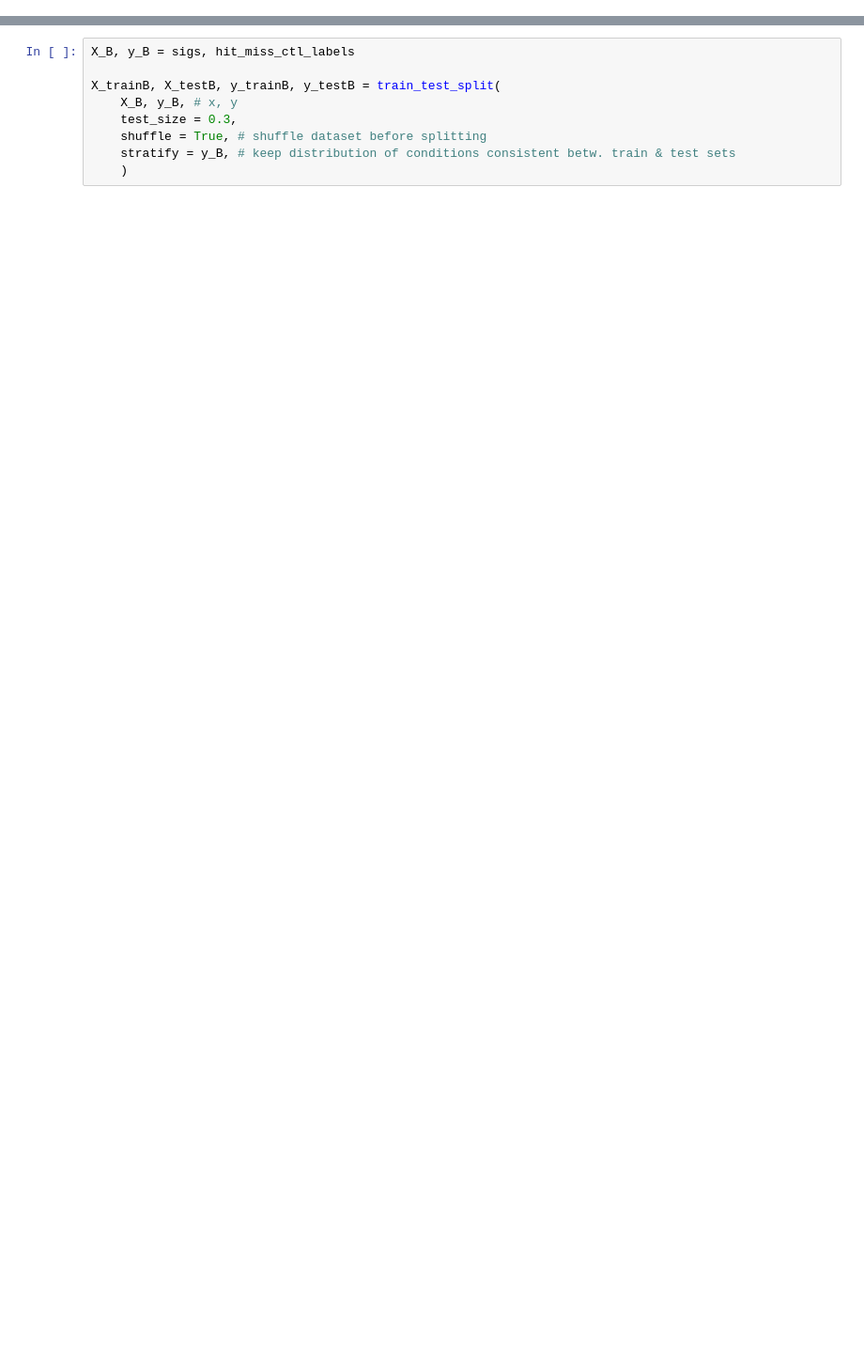
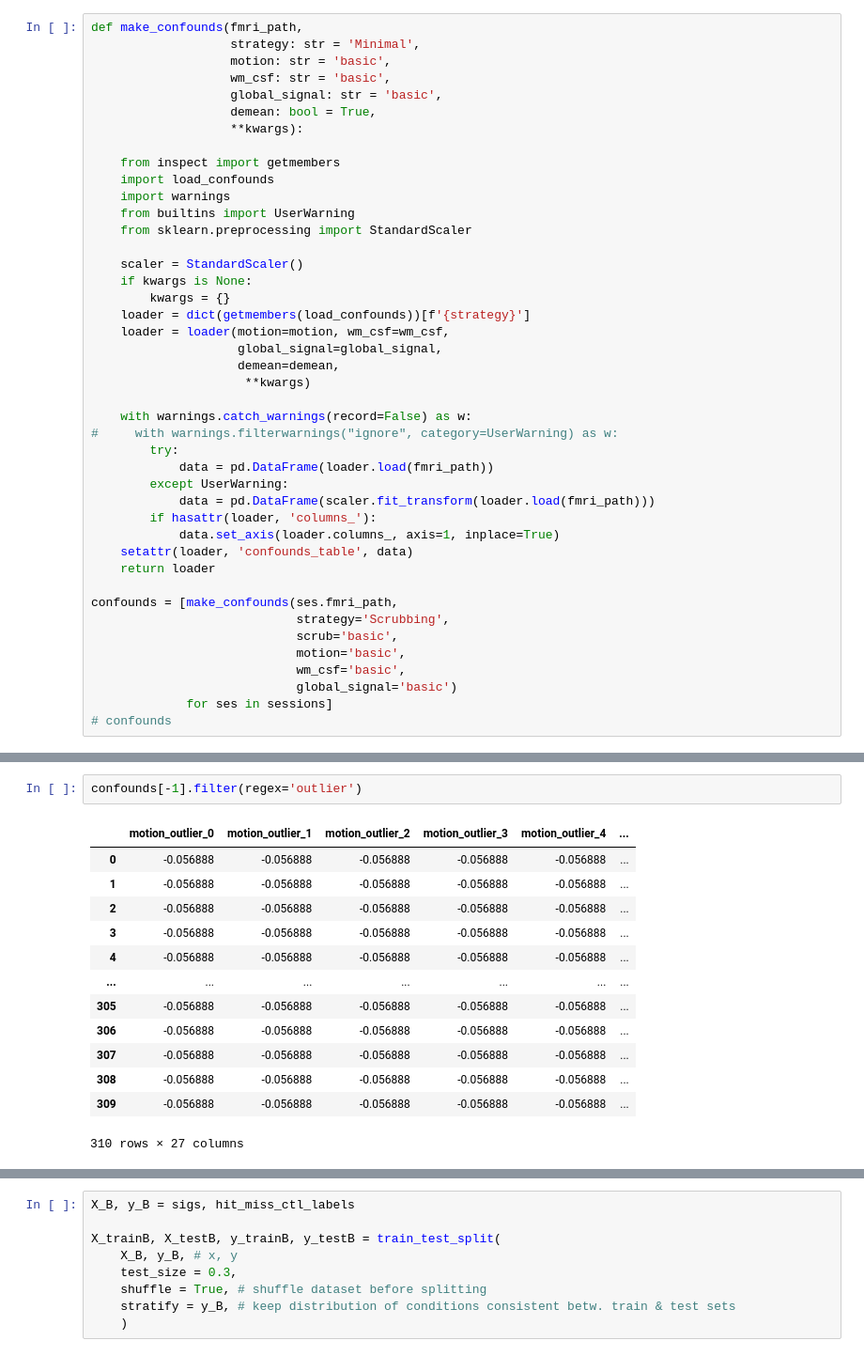
Before and after one commit to courtois-neuromod/cimaq_memory, a Jupyter notebook: extract_features/Untitled.ipynb, the cells around one changed output, grey strips where cells are left out. Shown at 94% size. Saved outputs shown, nothing was run; the diff lists cells and outputs as text; blank space fills up the shorter version.

```diff
--- a/extract_features/Untitled.ipynb
+++ b/extract_features/Untitled.ipynb
@@ -263,0 +518,43 @@ X_train, X_test, y_train, y_test = train_test_split(
+# %%
+def make_confounds(fmri_path,
+                   strategy: str = 'Minimal',
+                   motion: str = 'basic',
+                   wm_csf: str = 'basic',
+                   global_signal: str = 'basic',
+                   demean: bool = True,
+                   **kwargs):
+
+    from inspect import getmembers
+    import load_confounds
+    import warnings
+    from builtins import UserWarning
+    from sklearn.preprocessing import StandardScaler
+
+    scaler = StandardScaler()
+    if kwargs is None:
+        kwargs = {}
+    loader = dict(getmembers(load_confounds))[f'{strategy}']
+    loader = loader(motion=motion, wm_csf=wm_csf,
+                    global_signal=global_signal,
+                    demean=demean,
+                     **kwargs)
+
+    with warnings.catch_warnings(record=False) as w:
+#     with warnings.filterwarnings("ignore", category=UserWarning) as w:
+        try:
+            data = pd.DataFrame(loader.load(fmri_path))
+        except UserWarning:
+            data = pd.DataFrame(scaler.fit_transform(loader.load(fmri_path)))
+        if hasattr(loader, 'columns_'):
+            data.set_axis(loader.columns_, axis=1, inplace=True)
+    setattr(loader, 'confounds_table', data)
+    return loader
+
+confounds = [make_confounds(ses.fmri_path,
+                            strategy='Scrubbing',
+                            scrub='basic',
+                            motion='basic',
+                            wm_csf='basic',
+                            global_signal='basic')
+             for ses in sessions]
+# confounds
@@ -263,0 +855,16 @@ X_train, X_test, y_train, y_test = train_test_split(
+# %%
+confounds[-1].filter(regex='outlier')
+# %% [output]
+|  | motion_outlier_0 | motion_outlier_1 | motion_outlier_2 | motion_outlier_3 | motion_outlier_4 | ... |
+| 0 | -0.056888 | -0.056888 | -0.056888 | -0.056888 | -0.056888 | ... |
+| 1 | -0.056888 | -0.056888 | -0.056888 | -0.056888 | -0.056888 | ... |
+| 2 | -0.056888 | -0.056888 | -0.056888 | -0.056888 | -0.056888 | ... |
+| 3 | -0.056888 | -0.056888 | -0.056888 | -0.056888 | -0.056888 | ... |
+| 4 | -0.056888 | -0.056888 | -0.056888 | -0.056888 | -0.056888 | ... |
+| ... | ... | ... | ... | ... | ... | ... |
+| 305 | -0.056888 | -0.056888 | -0.056888 | -0.056888 | -0.056888 | ... |
+| 306 | -0.056888 | -0.056888 | -0.056888 | -0.056888 | -0.056888 | ... |
+| 307 | -0.056888 | -0.056888 | -0.056888 | -0.056888 | -0.056888 | ... |
+| 308 | -0.056888 | -0.056888 | -0.056888 | -0.056888 | -0.056888 | ... |
+| 309 | -0.056888 | -0.056888 | -0.056888 | -0.056888 | -0.056888 | ... |
+310 rows × 27 columns
```
Also changed, not shown: parts of 200 cells of this notebook, 29 other files.
